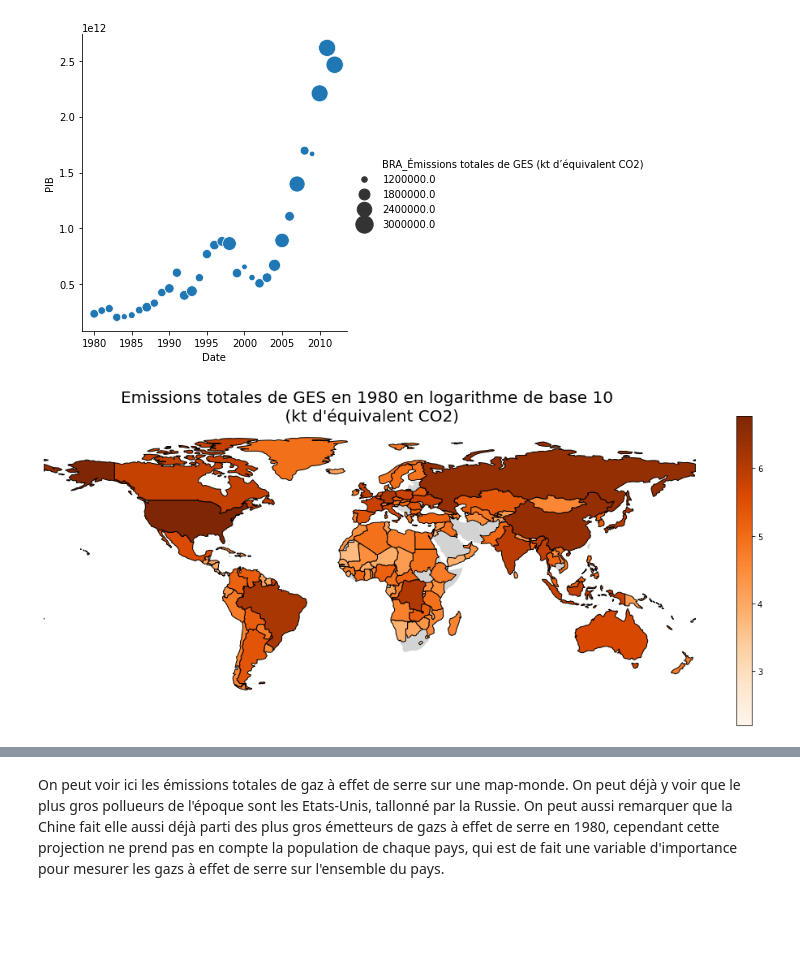
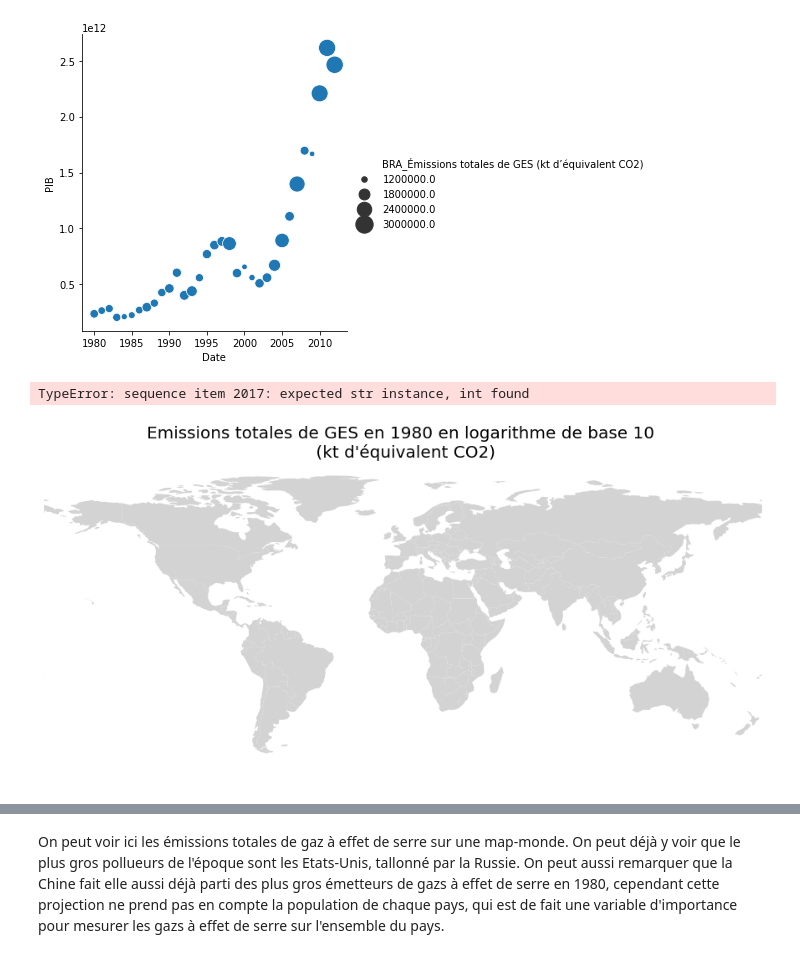
Before and after one commit to Adrien-Mcode/Python-data-science-Lecalve-Majka, a Jupyter notebook: COPIE .2, code variable.ipynb, the cells around one changed output, grey strips where cells are left out. Cells and saved outputs as stored; diff of their text form; code cells hidden in the pictures; blank space fills up the shorter version.

```diff
--- a/COPIE .2, code variable.ipynb
+++ b/COPIE .2, code variable.ipynb
@@ -121,22 +123,18 @@ df.head()
 # %%
-code_list = []
-for i in df['Country Code']:
-    if i not in code_list :
-        code_list.append(i)
-code_list.pop(-1)
+dic_code = refresh_dico('Country Code','Country Name',df1)
 
 def gen_croissance(variable):
-    for i in code_list:
-        df.loc[i+'_Croissance'+variable+' (pourcent)']=100*df.loc[i+variable][4:].astype(np.float64).diff() / (df.loc[i+variable][4:].astype(np.float64)-df.loc[i+variable][4:].astype(np.float64).diff())
-        df.loc[i+'_Croissance'+variable+' (pourcent)',['Country Name','Country Code']]=df.loc[i+variable,['Country Name','Country Code']]
-        df.loc[i+'_Croissance'+variable+' (pourcent)','Indicator Name']='Croissance '+variable
+    for i in dic_code.keys():
+        df1.loc[i+'_Croissance'+variable+' (pourcent)']=100*df1.loc[i+variable][4:].astype(np.float64).diff() / (df1.loc[i+variable][4:].astype(np.float64)-df.loc[i+variable][4:].astype(np.float64).diff())
+        df1.loc[i+'_Croissance'+variable+' (pourcent)',['Country Name','Country Code']]=df1.loc[i+variable,['Country Name','Country Code']]
+        df1.loc[i+'_Croissance'+variable+' (pourcent)','Indicator Name']='Croissance '+variable
     return
 
 def gen_par_tete(variable):
-    for i in code_list:
-        df.loc[i+variable+' par Tete']= df.loc[i+variable][4:].astype(np.float64) / df.loc[i+'_Population, total'][4:].astype(np.float64)
-        df.loc[i+variable+' par Tete',['Country Name','Country Code']]=df.loc[i+variable,['Country Name','Country Code']]
-        df.loc[i+variable+' par Tete','Indicator Name']= variable + ' par Tete'
+    for i in dic_code.keys():
+        df1.loc[i+variable+' par Tete']= df1.loc[i+variable][4:].astype(np.float64) / df1.loc[i+'_Population, total'][4:].astype(np.float64)
+        df1.loc[i+variable+' par Tete',['Country Name','Country Code']]=df1.loc[i+variable,['Country Name','Country Code']]
+        df1.loc[i+variable+' par Tete','Indicator Name']= variable + ' par Tete'
     return
 
 gen_par_tete('_GDP (current US$)')
@@ -152,7 +152,7 @@ On a ici la liste des colonnes que l'on supprimme pour se restreindre aux donné
 # %%
 useless_data_list = ['Unnamed: 65', 'Indicator Code', '1960', '1961', '1962', '1963', '1964', '1965', '1966', '1967', '1968',
                    '1969', '1970', '1971', '1972', '1973', '1974', '1975', '1976', '1977', '1978', '1979', '2020']
-df = df.drop(useless_data_list, axis = 1)
+df1 = df1.drop(useless_data_list, axis = 1)
 #df.sample(15)
 # %% [markdown]
 # Premières représentations graphiques
@@ -239,7 +237,7 @@ triplot_seaborn('_GDP (current US$)',
 # %%
 #geoplot à utiliser das le cas d'une base avec des années (on a donc année et indic sur les lignes et années en colonnes)
 
-def geo_plot (df,indic,annee,Titre = None,couleur = 'Oranges',norm=True) :
+def geo_plot (df,indic,annee,Titre = None,couleur = 'Oranges',norm=True,Static = None) :
     #On importe la map monde dans un data frame avec ses données géographiques :
     map_monde = gpd.read_file('map_monde (1).json')
     #on créé deux dictionnaires différents pour pouvoir adapter les codes pays et merge le plus correctemment possible
@@ -274,6 +272,17 @@ def geo_plot (df,indic,annee,Titre = None,couleur = 'Oranges',norm=True) :
     if norm :
         gdf[annee] = log_norm(gdf[annee])
 
+    #On ajoute une ligne factice min et max pour que les niveaux des colorbars restent les mêmes:
+    gdf.head()
+    if Static != None :
+
+        df_max = gdf.loc[gdf.index[1]]
+        df_min = gdf.loc[gdf.index[0]]
+        df_min[annee] = Static[0]
+        df_max[annee] = Static[1]
+        df_min[geometry] = 0
+        df_max[annee] = 0
+
     gplt.choropleth(gdf,
                     hue = annee,
                     cmap = couleur,
@@ -299,9 +308,11 @@ def log_norm (df_norm) :
 # %%
 geo_plot(df1,
          'Émissions totales de GES \(kt d’équivalent CO2\)',
          '1980',
          Titre = 'Emissions totales de GES en 1980 en logarithme de base 10 \n (kt d\'équivalent CO2)',
          couleur = 'Oranges',
-         norm=True)
+         norm=False,
+         Static = [0,10])
 # %% [output]
+TypeError: sequence item 2017: expected str instance, int found
-[figure, old version]
+[figure, new version]
```
Also changed, not shown: parts of 6 cells of this notebook, 1 other file.
